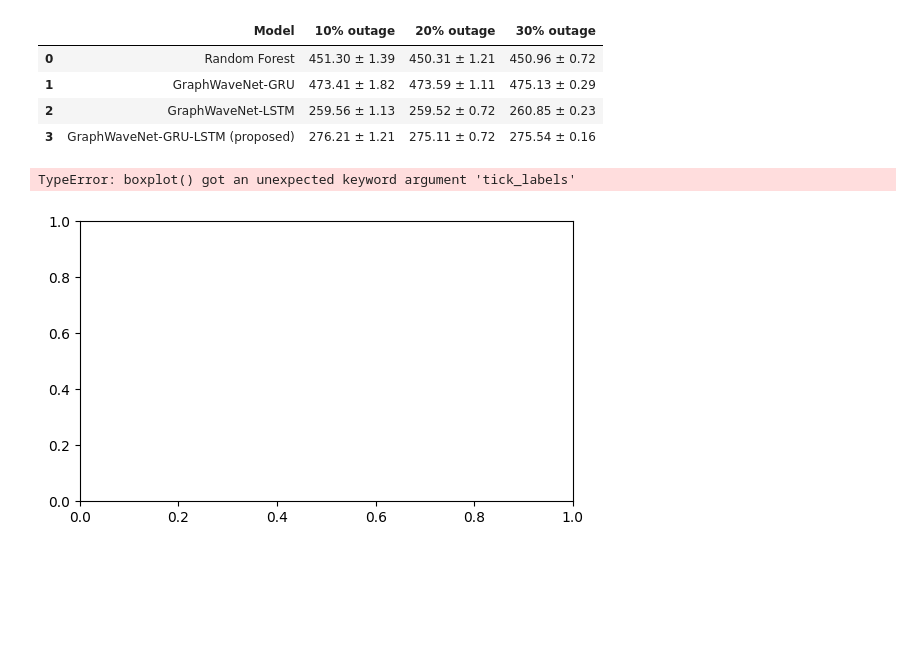
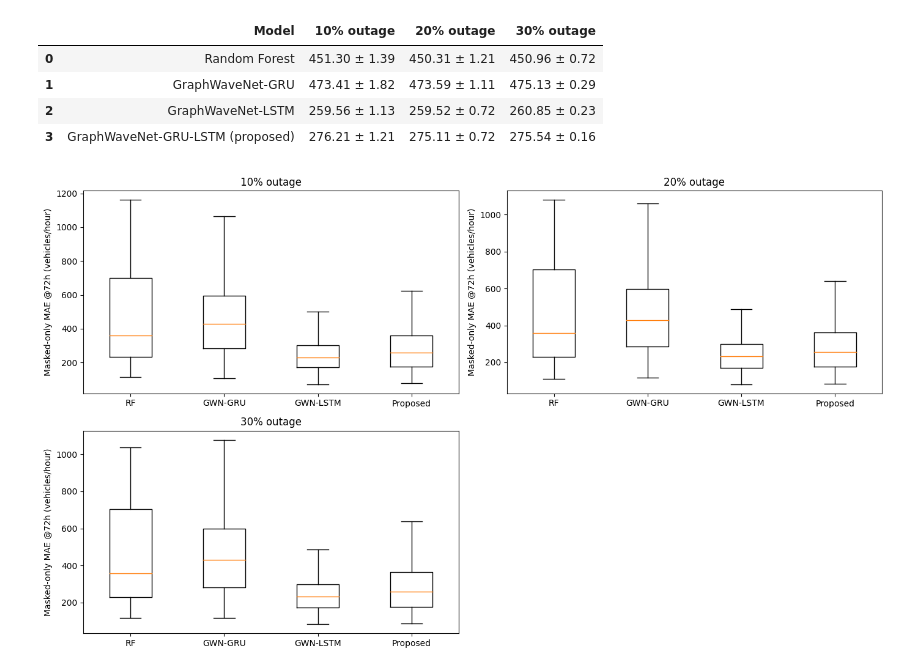
Before and after one commit to RichelCode/Spatio-Temporal-Prediction-and-Coordination-of-EV-Charging-Demand-for-Power-System-Resilience, a Jupyter notebook: Paper_Robustness_Peaks_FINAL.ipynb, the cells around one changed output. Cells and saved outputs as stored; diff of their text form; code cells hidden in the pictures; blank space fills up the shorter version.

```diff
--- a/Paper_Robustness_Peaks_FINAL.ipynb
+++ b/Paper_Robustness_Peaks_FINAL.ipynb
@@ -1689,7 +1689,7 @@ for i, r in enumerate(rates, 1):
         for m in model_order
     ]
 
-    plt.boxplot(data, tick_labels=labels, showfliers=False)
+    plt.boxplot(data,labels=labels, showfliers=False)
     plt.title(f"{r}% outage")
     plt.ylabel("Masked-only MAE @72h (vehicles/hour)")
 
@@ -1765,34 +1764,33 @@ Masked-only MAE@72 summary table:
 # %%
 plt.figure(figsize=(14, 8))
 
 rates = [10, 20, 30]
 
 model_order = [
     "Random Forest",
     "GraphWaveNet-GRU",
     "GraphWaveNet-LSTM",
     "GraphWaveNet-GRU-LSTM (proposed)"
 ]
 
 labels = ["RF", "GWN-GRU", "GWN-LSTM", "Proposed"]
 
 for i, r in enumerate(rates, 1):
     plt.subplot(2, 2, i)
 
     subset = outage_boxplot_df[outage_boxplot_df["outage_rate"] == r]
 
     data = [
         subset.loc[subset["model"] == m, "masked_mae_72"].dropna().values
         for m in model_order
     ]
 
-    plt.boxplot(data, tick_labels=labels, showfliers=False)
+    plt.boxplot(data, labels=labels, showfliers=False)
     plt.title(f"{r}% outage")
-    plt.ylabel("Masked-only MAE @72h")
+    plt.ylabel("Masked-only MAE @72h (vehicles/hour)")
 
 plt.tight_layout()
-plt.savefig(OUTPUT_DIR / "outage_boxplot_all_models.png", dpi=300)
+plt.savefig(OUTPUT_DIR / "outage_boxplot_masked_mae72_all_models.png", dpi=300, bbox_inches="tight")
 plt.show()
 # %% [output]
-TypeError: boxplot() got an unexpected keyword argument 'tick_labels'
-[figure, old version]
+[figure, new version]
```
Also changed, not shown: parts of 1 cell of this notebook, 1 other file.
